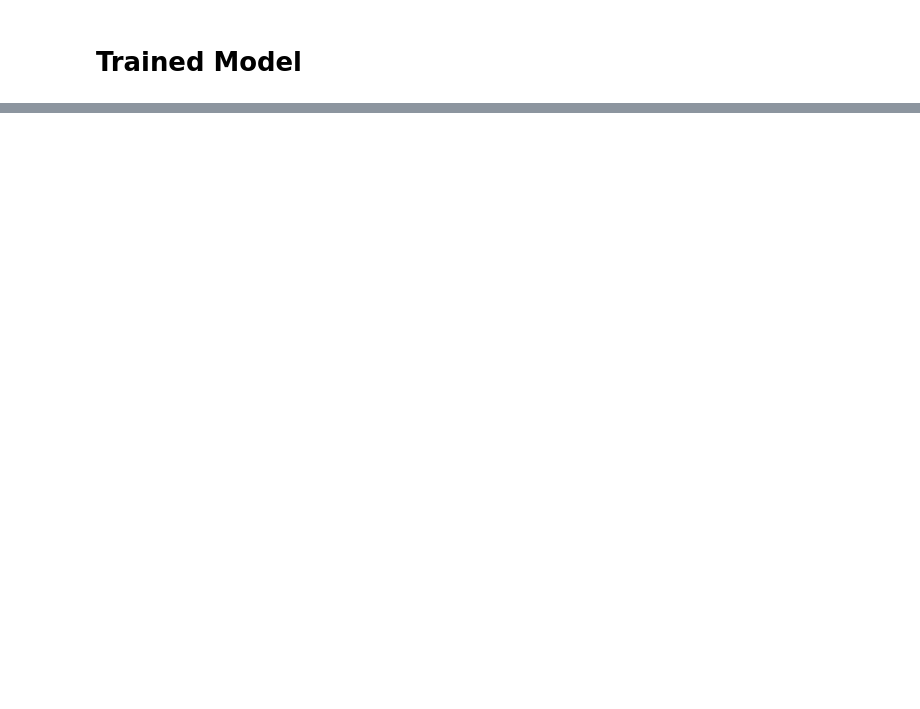
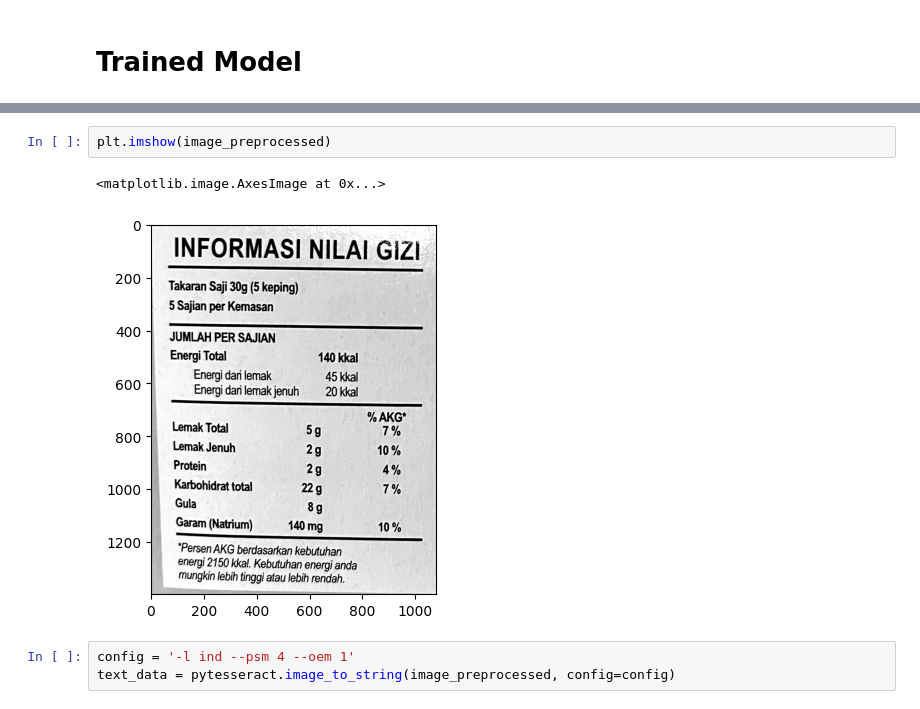
Before and after one commit to nutriomatic/machine-learning-kaisar, a Jupyter notebook: ocr.ipynb, the cells around one changed output, grey strips where cells are left out. Cells and saved outputs as stored; diff of their text form; blank space fills up the shorter version.

```diff
--- a/ocr.ipynb
+++ b/ocr.ipynb
@@ -110,0 +54,8 @@ xyxyn: tensor([[0.3116, 0.3061, 0.5398, 0.8400]])
+# %%
+plt.imshow(image_preprocessed)
+# %% [output]
+<matplotlib.image.AxesImage at 0x...>
+[figure, added]
+# %%
+config = '-l ind --psm 4 --oem 1'
+text_data = pytesseract.image_to_string(image_preprocessed, config=config)
```
Also changed, not shown: parts of 21 cells of this notebook, 3 other files.
